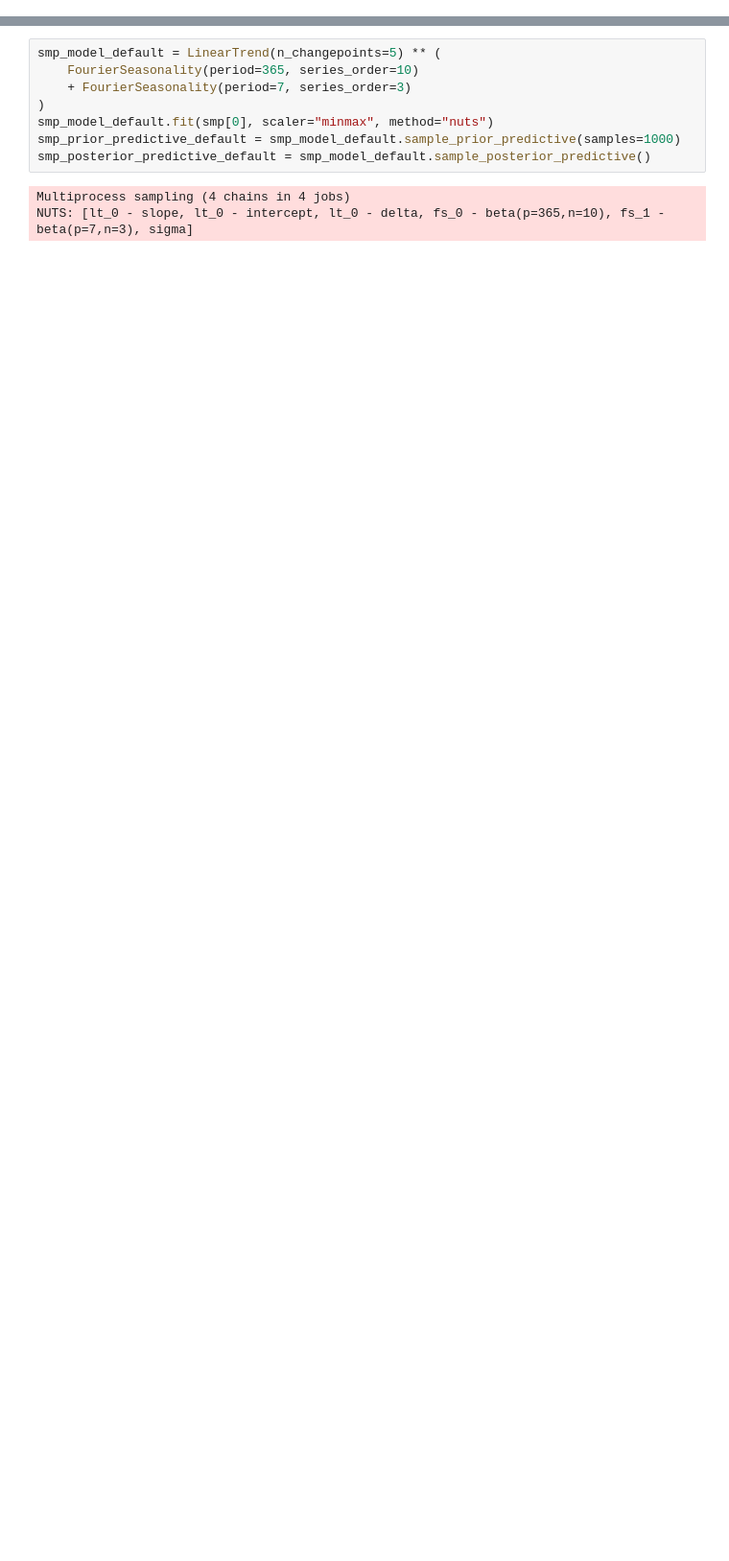
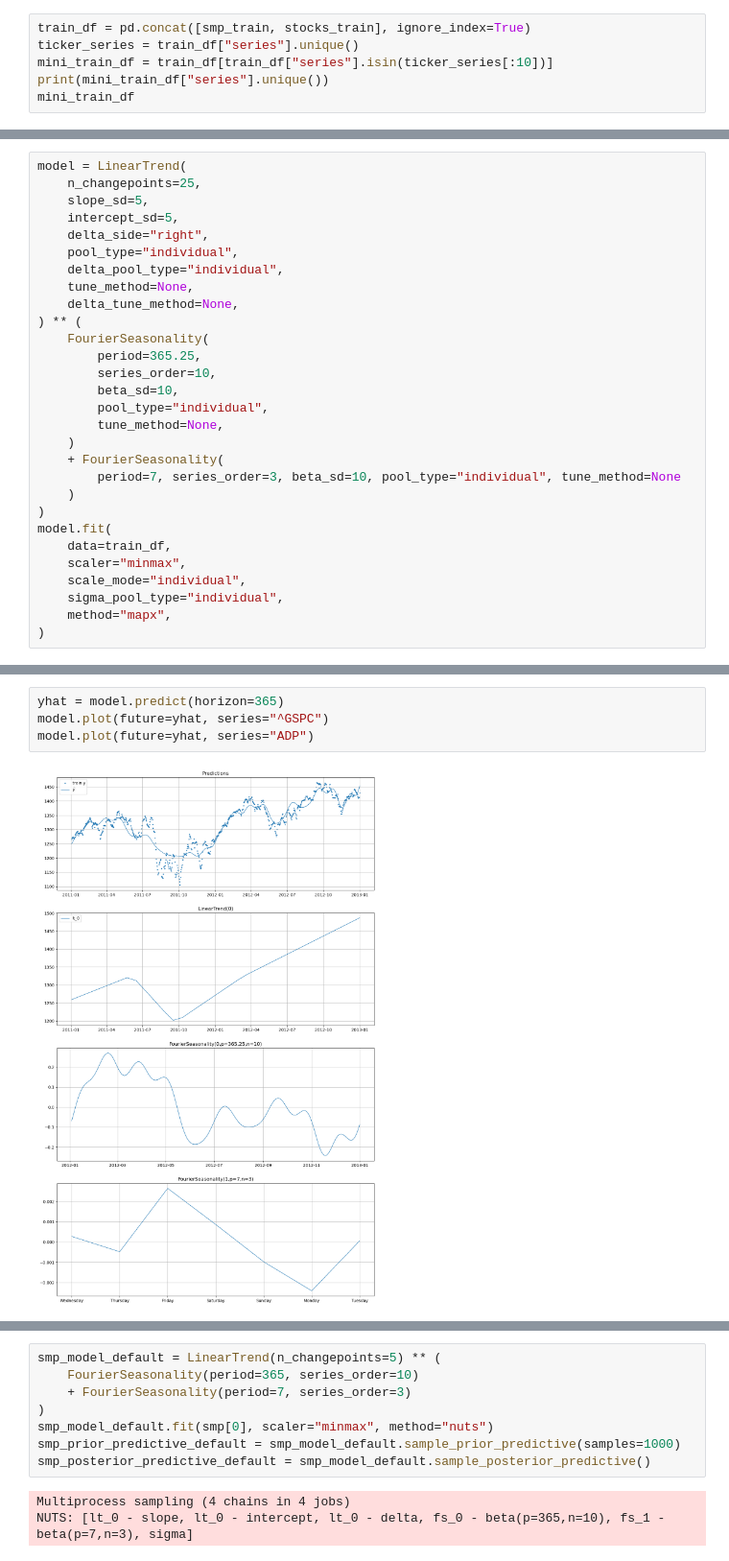
Before and after one commit to jovan-krajevski/vangja, a Jupyter notebook: docs/source/notebooks/02_case_stydy_stocks.ipynb, the cells around one changed output, grey strips where cells are left out. Shown at 96% size. Cells and saved outputs as stored; diff of their text form; blank space fills up the shorter version.

```diff
--- a/docs/source/notebooks/02_case_stydy_stocks.ipynb
+++ b/docs/source/notebooks/02_case_stydy_stocks.ipynb
@@ -38,0 +136,6 @@ smp[0]
+# %%
+train_df = pd.concat([smp_train, stocks_train], ignore_index=True)
+ticker_series = train_df["series"].unique()
+mini_train_df = train_df[train_df["series"].isin(ticker_series[:10])]
+print(mini_train_df["series"].unique())
+mini_train_df
@@ -38,0 +159,29 @@ smp[0]
+# %%
+model = LinearTrend(
+    n_changepoints=25,
+    slope_sd=5,
+    intercept_sd=5,
+    delta_side="right",
+    pool_type="individual",
+    delta_pool_type="individual",
+    tune_method=None,
+    delta_tune_method=None,
+) ** (
+    FourierSeasonality(
+        period=365.25,
+        series_order=10,
+        beta_sd=10,
+        pool_type="individual",
+        tune_method=None,
+    )
+    + FourierSeasonality(
+        period=7, series_order=3, beta_sd=10, pool_type="individual", tune_method=None
+    )
+)
+model.fit(
+    data=train_df,
+    scaler="minmax",
+    scale_mode="individual",
+    sigma_pool_type="individual",
+    method="mapx",
+)
@@ -38,0 +246,6 @@ smp[0]
+# %%
+yhat = model.predict(horizon=365)
+model.plot(future=yhat, series="^GSPC")
+model.plot(future=yhat, series="ADP")
+# %% [output]
+[figure, added]
```
Also changed, not shown: parts of 21 cells of this notebook.
